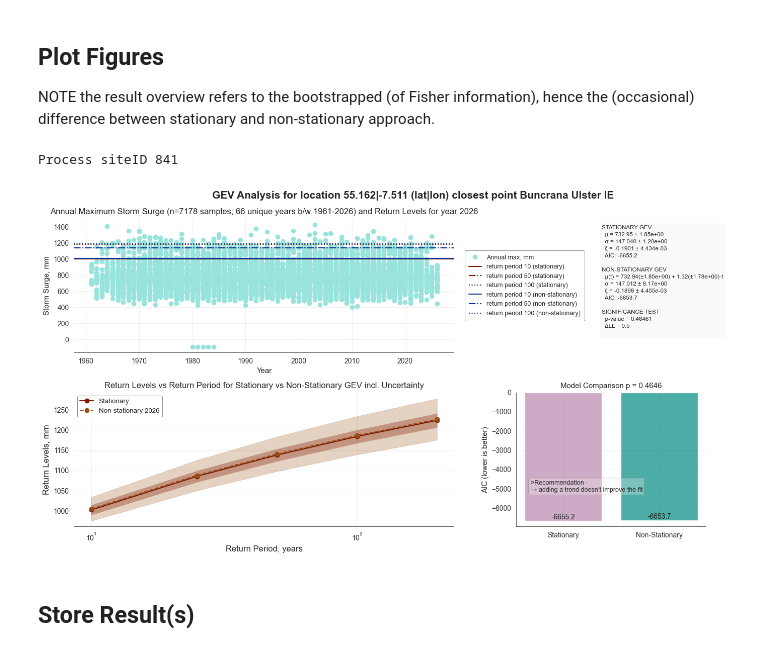
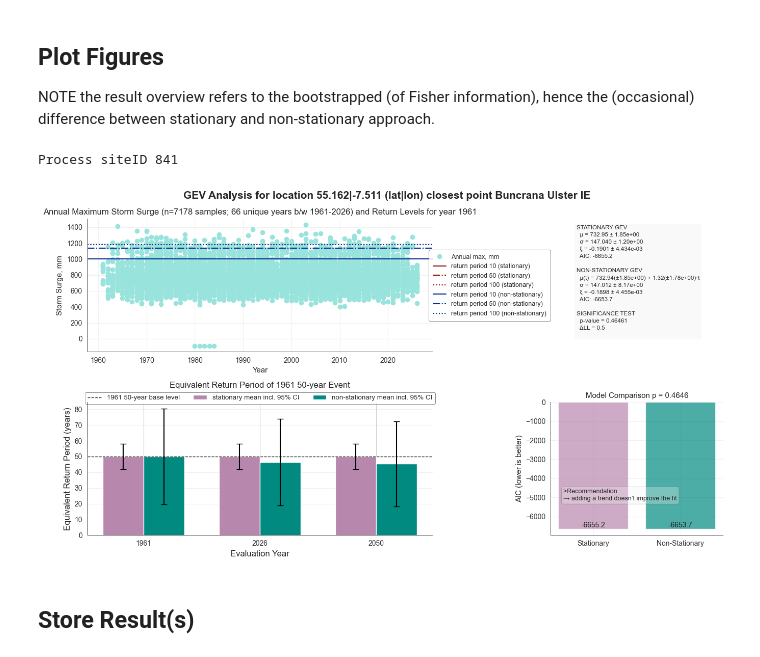
Before and after one commit to silviaelisabeth/SeaLevelExtremes, a Jupyter notebook: script/GEV_subset.ipynb, the cells around one changed output. Saved outputs shown, nothing was run; the diff lists cells and outputs as text; code cells hidden in the pictures.

```diff
--- a/script/GEV_subset.ipynb
+++ b/script/GEV_subset.ipynb
@@ -59,7 +59,7 @@ hindcast_end = 2026
 
 return_periods = [10, 25, 50, 100, 200]
 plot_period_evolution = ['10-year', '50-year', '100-year']
-ls_t_eval = 2026, 2050
+ls_t_eval = 1961, 2026, 2050 # or more detailed: 1961, 1990, 2000, 2020, 2026, 2030, 2050
 
 # adding a little randomness to enhance trust the model works as robust as possible cross locations..
 start_location = random.choice(arange(0, 9579))
@@ -329,15 +329,16 @@ NOTE the result overview refers to the bootstrapped (of Fisher information), hen
 # %%
 print(f'Process siteID {loc_id}')
 
 fig = dbplt.plot_pooled_analysis_v2(
-    result=results[loc_id], site_id=loc_id, return_periods=return_periods,plot_t_eval=[2026],
+    result=results[loc_id], site_id=loc_id, t_eval_base=1961, return_period_base=50,
+    return_periods=return_periods, display_results=True,
     plot_evolution=[int(i.split('-')[0]) for i in plot_period_evolution],
-    leg_comparison_x=0.075, leg_comparison_y=0.35, box_parameters_x=0.45,  box_parameters_y= 0.95,
+    leg_comparison_x=0.075, leg_comparison_y=0.35, box_parameters_x=0.15,  box_parameters_y= 0.95,
     linestyle_trends = ['-', '--', '-.', ':', (0, (1, 1)), (0, (5, 10))], fontsize=12, figsize=(15, 7.5),
-    display_results=True)
+    )
 # %% [output]
 Process siteID 841
-[figure, old version]
+[figure, new version]
 # %% [markdown]
 ## Store Result(s)
 # %%
```
Also changed, not shown: parts of 8 cells of this notebook, 3 other files.
